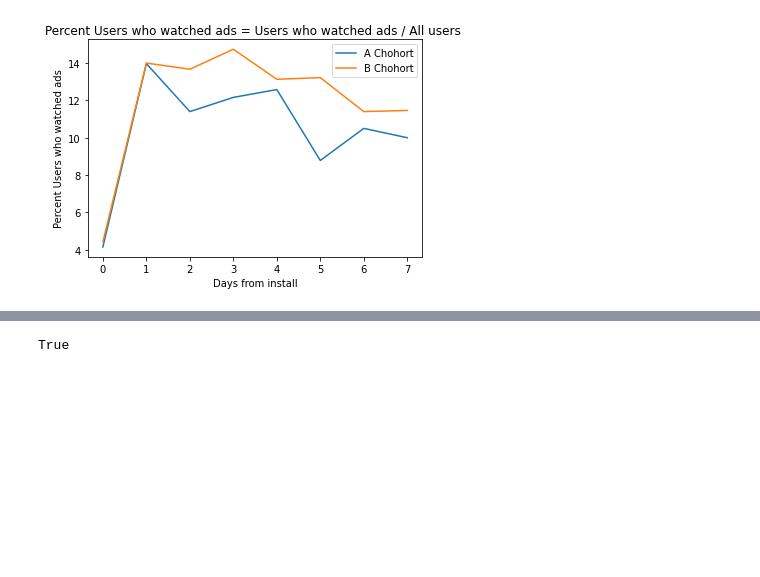
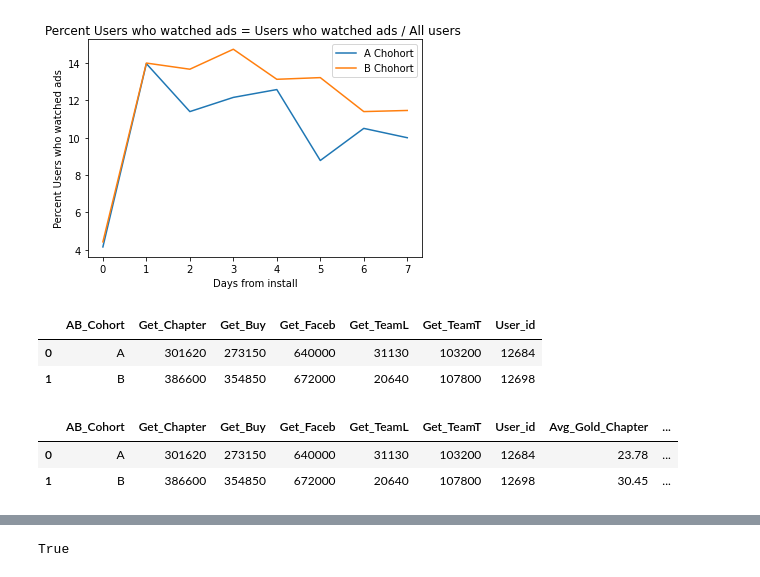
Before and after one commit to migalevich/Data_Analysis, a Jupyter notebook: test_task_game.ipynb, the cells around one changed output, grey strips where cells are left out. Saved outputs shown, nothing was run; the diff lists cells and outputs as text; code cells hidden in the pictures; blank space fills up the shorter version.

```diff
--- a/test_task_game.ipynb
+++ b/test_task_game.ipynb
@@ -393,0 +404,6 @@ Text(0, 0.5, 'Percent Users who watched ads')
+# %%
+All_Got_Gold
+# %% [output]
+|  | AB_Cohort | Get_Chapter | Get_Buy | Get_Faceb | Get_TeamL | Get_TeamT | User_id |
+| 0 | A | 301620 | 273150 | 640000 | 31130 | 103200 | 12684 |
+| 1 | B | 386600 | 354850 | 672000 | 20640 | 107800 | 12698 |
@@ -393,0 +416,6 @@ Text(0, 0.5, 'Percent Users who watched ads')
+# %%
+All_Got_Gold
+# %% [output]
+|  | AB_Cohort | Get_Chapter | Get_Buy | Get_Faceb | Get_TeamL | Get_TeamT | User_id | Avg_Gold_Chapter | ... |
+| 0 | A | 301620 | 273150 | 640000 | 31130 | 103200 | 12684 | 23.78 | ... |
+| 1 | B | 386600 | 354850 | 672000 | 20640 | 107800 | 12698 | 30.45 | ... |
```
Also changed, not shown: parts of 10 cells of this notebook.
